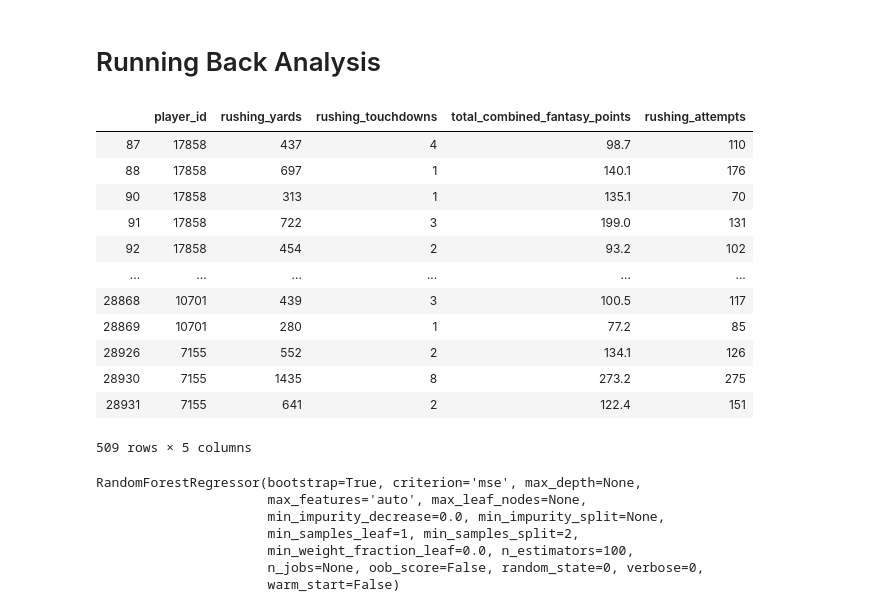
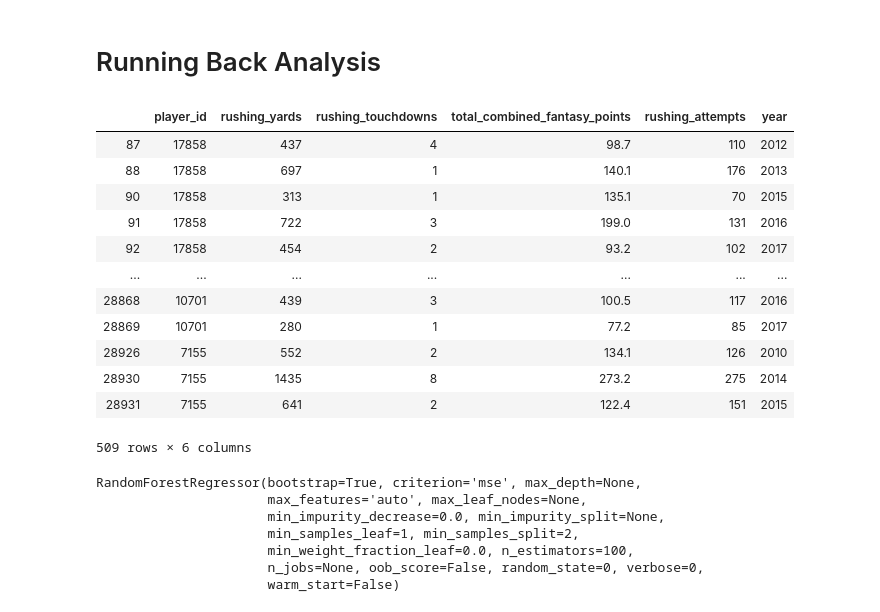
Before and after one commit to brettrchadwick/FantasyFootballProjections, a Jupyter notebook: ETL/Random_Forest.ipynb, the cells around one changed output. Saved outputs shown, nothing was run; the diff lists cells and outputs as text; code cells hidden in the pictures.

Commit message:
Final csv's with years for Tableau and visuals for 2010-2017

```diff
--- a/ETL/Random_Forest.ipynb
+++ b/ETL/Random_Forest.ipynb
@@ -306,23 +304,23 @@ WR_predictions_names.to_csv('WR_predictions_names.csv', index=False)
 # %%
 #Clean data for running back positioin
 RB_only = All_Positions[All_Positions['position_cleaned']=='RB']
-RB_stats = RB_only[['player_id','rushing_yards', 'rushing_touchdowns','total_combined_fantasy_points', 'rushing_attempts']]
+RB_stats = RB_only[['player_id','rushing_yards', 'rushing_touchdowns','total_combined_fantasy_points', 'rushing_attempts', 'year']]
 RB_stats_cleaned = RB_stats.dropna()
 RB_stats_cleaned
 # %% [output]
-|  | player_id | rushing_yards | rushing_touchdowns | total_combined_fantasy_points | rushing_attempts |
-| 87 | 17858 | 437 | 4 | 98.7 | 110 |
-| 88 | 17858 | 697 | 1 | 140.1 | 176 |
-| 90 | 17858 | 313 | 1 | 135.1 | 70 |
-| 91 | 17858 | 722 | 3 | 199.0 | 131 |
-| 92 | 17858 | 454 | 2 | 93.2 | 102 |
-| ... | ... | ... | ... | ... | ... |
-| 28868 | 10701 | 439 | 3 | 100.5 | 117 |
-| 28869 | 10701 | 280 | 1 | 77.2 | 85 |
-| 28926 | 7155 | 552 | 2 | 134.1 | 126 |
-| 28930 | 7155 | 1435 | 8 | 273.2 | 275 |
-| 28931 | 7155 | 641 | 2 | 122.4 | 151 |
+|  | player_id | rushing_yards | rushing_touchdowns | total_combined_fantasy_points | rushing_attempts | year |
+| 87 | 17858 | 437 | 4 | 98.7 | 110 | 2012 |
+| 88 | 17858 | 697 | 1 | 140.1 | 176 | 2013 |
+| 90 | 17858 | 313 | 1 | 135.1 | 70 | 2015 |
+| 91 | 17858 | 722 | 3 | 199.0 | 131 | 2016 |
+| 92 | 17858 | 454 | 2 | 93.2 | 102 | 2017 |
+| ... | ... | ... | ... | ... | ... | ... |
+| 28868 | 10701 | 439 | 3 | 100.5 | 117 | 2016 |
+| 28869 | 10701 | 280 | 1 | 77.2 | 85 | 2017 |
+| 28926 | 7155 | 552 | 2 | 134.1 | 126 | 2010 |
+| 28930 | 7155 | 1435 | 8 | 273.2 | 275 | 2014 |
+| 28931 | 7155 | 641 | 2 | 122.4 | 151 | 2015 |
-509 rows × 5 columns
+509 rows × 6 columns
 # %%
 #Select column 1 (rushing_yards) as X
 X = RB_stats_cleaned.iloc[:, 1:2].values
```
Also changed, not shown: parts of 22 cells of this notebook, 14 other files.
